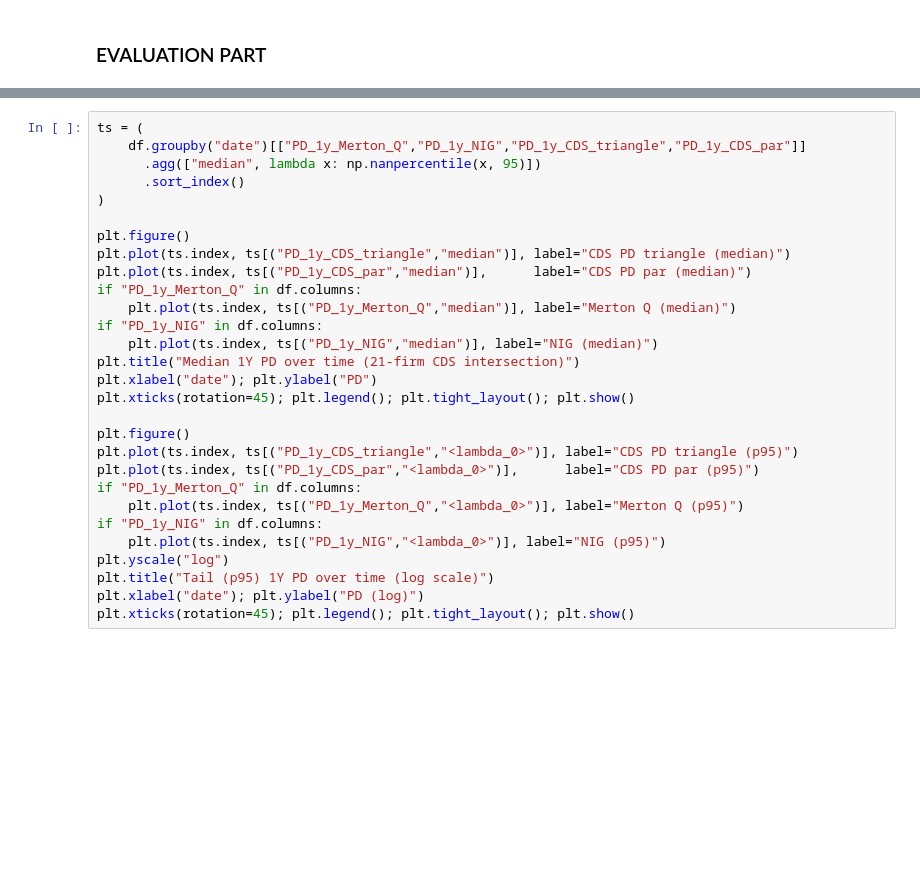
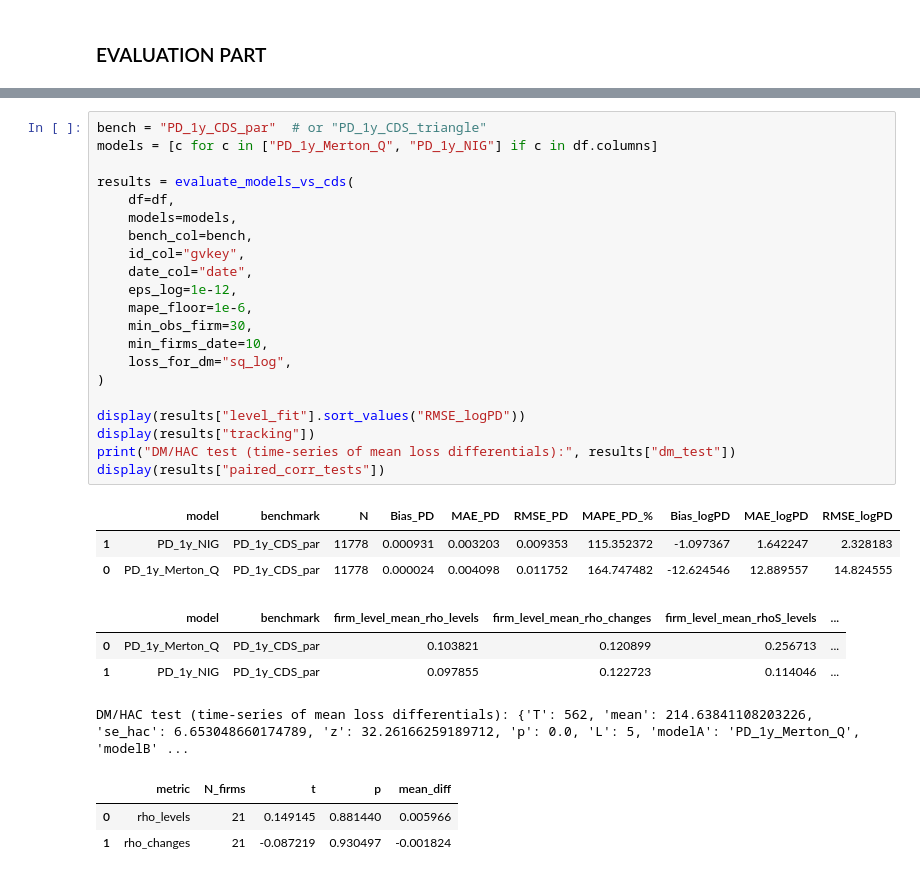
Before and after one commit to keenanveronica/Merton_NIGbayesian, a Jupyter notebook: Evaluation/eval_attempt.ipynb, the cells around one changed output, grey strips where cells are left out. Drawn from its saved outputs; the diff is of its cells as text; blank space fills up the shorter version.

```diff
--- a/Evaluation/eval_attempt.ipynb
+++ b/Evaluation/eval_attempt.ipynb
@@ -514,29 +459,32 @@ display(res_par)
 # %%
-ts = (
-    df.groupby("date")[["PD_1y_Merton_Q","PD_1y_NIG","PD_1y_CDS_triangle","PD_1y_CDS_par"]]
-      .agg(["median", lambda x: np.nanpercentile(x, 95)])
-      .sort_index()
+bench = "PD_1y_CDS_par"  # or "PD_1y_CDS_triangle"
+models = [c for c in ["PD_1y_Merton_Q", "PD_1y_NIG"] if c in df.columns]
+
+results = evaluate_models_vs_cds(
+    df=df,
+    models=models,
+    bench_col=bench,
+    id_col="gvkey",
+    date_col="date",
+    eps_log=1e-12,
+    mape_floor=1e-6,
+    min_obs_firm=30,
+    min_firms_date=10,
+    loss_for_dm="sq_log",
 )
 
-plt.figure()
-plt.plot(ts.index, ts[("PD_1y_CDS_triangle","median")], label="CDS PD triangle (median)")
-plt.plot(ts.index, ts[("PD_1y_CDS_par","median")],      label="CDS PD par (median)")
-if "PD_1y_Merton_Q" in df.columns:
-    plt.plot(ts.index, ts[("PD_1y_Merton_Q","median")], label="Merton Q (median)")
-if "PD_1y_NIG" in df.columns:
-    plt.plot(ts.index, ts[("PD_1y_NIG","median")], label="NIG (median)")
-plt.title("Median 1Y PD over time (21-firm CDS intersection)")
-plt.xlabel("date"); plt.ylabel("PD")
-plt.xticks(rotation=45); plt.legend(); plt.tight_layout(); plt.show()
-
-plt.figure()
-plt.plot(ts.index, ts[("PD_1y_CDS_triangle","<lambda_0>")], label="CDS PD triangle (p95)")
-plt.plot(ts.index, ts[("PD_1y_CDS_par","<lambda_0>")],      label="CDS PD par (p95)")
-if "PD_1y_Merton_Q" in df.columns:
-    plt.plot(ts.index, ts[("PD_1y_Merton_Q","<lambda_0>")], label="Merton Q (p95)")
-if "PD_1y_NIG" in df.columns:
-    plt.plot(ts.index, ts[("PD_1y_NIG","<lambda_0>")], label="NIG (p95)")
-plt.yscale("log")
-plt.title("Tail (p95) 1Y PD over time (log scale)")
-plt.xlabel("date"); plt.ylabel("PD (log)")
-plt.xticks(rotation=45); plt.legend(); plt.tight_layout(); plt.show()
+display(results["level_fit"].sort_values("RMSE_logPD"))
+display(results["tracking"])
+print("DM/HAC test (time-series of mean loss differentials):", results["dm_test"])
+display(results["paired_corr_tests"])
+# %% [output]
+|  | model | benchmark | N | Bias_PD | MAE_PD | RMSE_PD | MAPE_PD_% | Bias_logPD | MAE_logPD | RMSE_logPD |
+| 1 | PD_1y_NIG | PD_1y_CDS_par | 11778 | 0.000931 | 0.003203 | 0.009353 | 115.352372 | -1.097367 | 1.642247 | 2.328183 |
+| 0 | PD_1y_Merton_Q | PD_1y_CDS_par | 11778 | 0.000024 | 0.004098 | 0.011752 | 164.747482 | -12.624546 | 12.889557 | 14.824555 |
+|  | model | benchmark | firm_level_mean_rho_levels | firm_level_mean_rho_changes | firm_level_mean_rhoS_levels | ... |
+| 0 | PD_1y_Merton_Q | PD_1y_CDS_par | 0.103821 | 0.120899 | 0.256713 | ... |
+| 1 | PD_1y_NIG | PD_1y_CDS_par | 0.097855 | 0.122723 | 0.114046 | ... |
+DM/HAC test (time-series of mean loss differentials): {'T': 562, 'mean': 214.63841108203226, 'se_hac': 6.653048660174789, 'z': 32.26166259189712, 'p': 0.0, 'L': 5, 'modelA': 'PD_1y_Merton_Q', 'modelB' ...
+|  | metric | N_firms | t | p | mean_diff |
+| 0 | rho_levels | 21 | 0.149145 | 0.881440 | 0.005966 |
+| 1 | rho_changes | 21 | -0.087219 | 0.930497 | -0.001824 |
```
Also changed, not shown: parts of 4 cells of this notebook, 1 other file.
